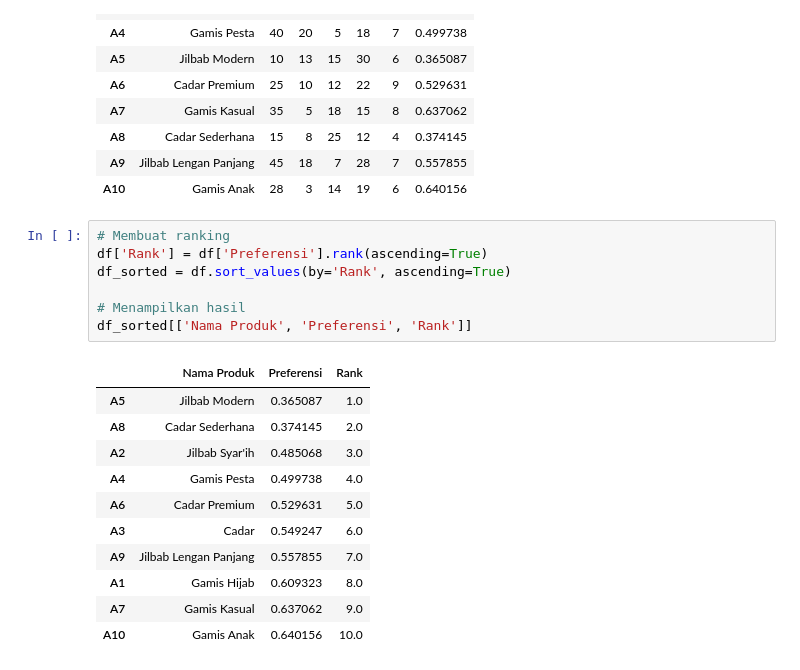
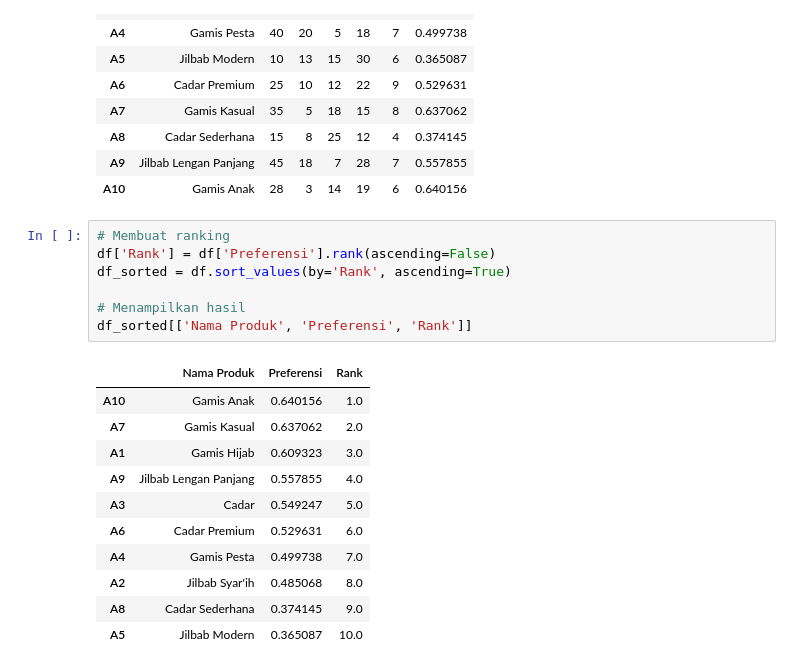
Before and after one commit to ZIDANIDROS/BelajarDataScience, a Jupyter notebook: 4522210012_husein_zidan_SPK_uts.ipynb, the cells around one changed output. Saved outputs shown, nothing was run; the diff lists cells and outputs as text.

```diff
--- a/4522210012_husein_zidan_SPK_uts.ipynb
+++ b/4522210012_husein_zidan_SPK_uts.ipynb
@@ -192,20 +203,20 @@ df
 | A10 | Gamis Anak | 28 | 3 | 14 | 19 | 6 | 0.640156 |
 # %%
 # Membuat ranking
-df['Rank'] = df['Preferensi'].rank(ascending=True)
+df['Rank'] = df['Preferensi'].rank(ascending=False)
 df_sorted = df.sort_values(by='Rank', ascending=True)
 
 # Menampilkan hasil
 df_sorted[['Nama Produk', 'Preferensi', 'Rank']]
 # %% [output]
 |  | Nama Produk | Preferensi | Rank |
-| A5 | Jilbab Modern | 0.365087 | 1.0 |
-| A8 | Cadar Sederhana | 0.374145 | 2.0 |
-| A2 | Jilbab Syar'ih | 0.485068 | 3.0 |
-| A4 | Gamis Pesta | 0.499738 | 4.0 |
-| A6 | Cadar Premium | 0.529631 | 5.0 |
-| A3 | Cadar | 0.549247 | 6.0 |
-| A9 | Jilbab Lengan Panjang | 0.557855 | 7.0 |
-| A1 | Gamis Hijab | 0.609323 | 8.0 |
-| A7 | Gamis Kasual | 0.637062 | 9.0 |
-| A10 | Gamis Anak | 0.640156 | 10.0 |
+| A10 | Gamis Anak | 0.640156 | 1.0 |
+| A7 | Gamis Kasual | 0.637062 | 2.0 |
+| A1 | Gamis Hijab | 0.609323 | 3.0 |
+| A9 | Jilbab Lengan Panjang | 0.557855 | 4.0 |
+| A3 | Cadar | 0.549247 | 5.0 |
+| A6 | Cadar Premium | 0.529631 | 6.0 |
+| A4 | Gamis Pesta | 0.499738 | 7.0 |
+| A2 | Jilbab Syar'ih | 0.485068 | 8.0 |
+| A8 | Cadar Sederhana | 0.374145 | 9.0 |
+| A5 | Jilbab Modern | 0.365087 | 10.0 |
```
Also changed, not shown: parts of 4 cells of this notebook.
